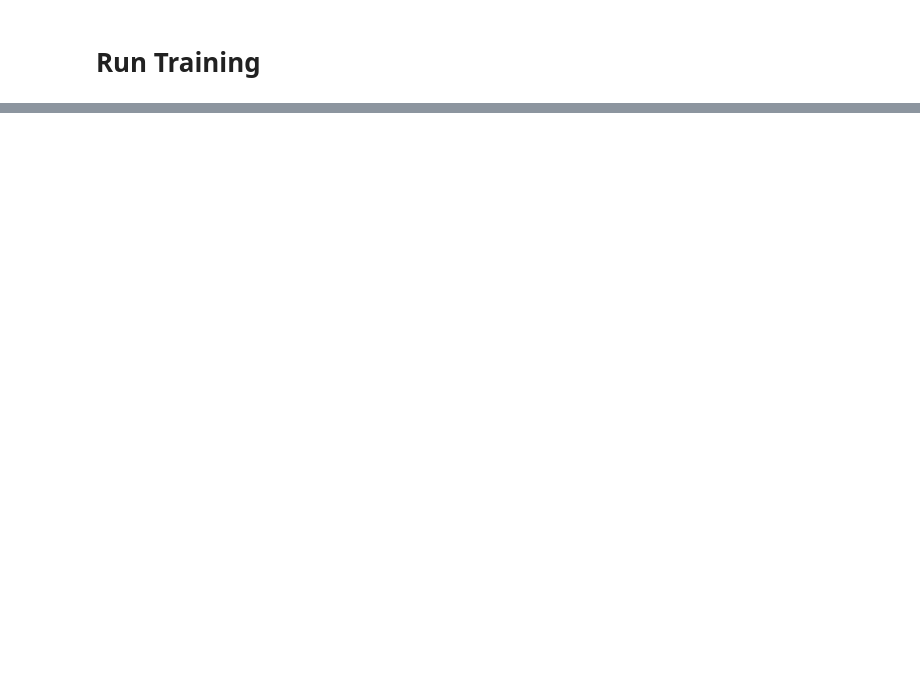
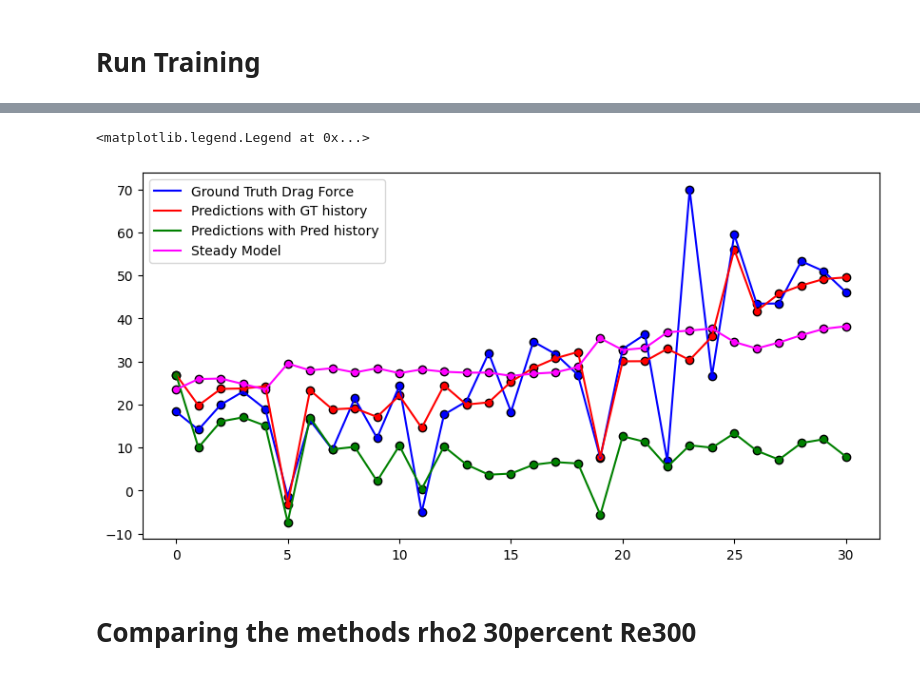
Before and after one commit to neilashwinraj/GNN, a Jupyter notebook: attention_GNN_with_transformers.ipynb, the cells around one changed output, grey strips where cells are left out. Drawn from its saved outputs; the diff is of its cells as text; code cells hidden in the pictures; blank space fills up the shorter version.

```diff
--- a/attention_GNN_with_transformers.ipynb
+++ b/attention_GNN_with_transformers.ipynb
@@ -529,0 +637,24 @@ pred
+# %%
+### loading steady model preditions ###
+pred_steady = np.load("/home/neilashwinraj/gnns/volatile/single_particle_predictions_steady.npy")
+# %%
+plt.figure(figsize=(10,5))
+
+plt.plot(np.arange(len(gt_new)),gt_new,c="blue")
+
+plt.plot(np.arange(len(pred_new)),pred_new,c="red")
+
+plt.plot(np.arange(len(pred_reccurence)),pred_reccurence,c="green")
+
+plt.plot(np.arange(len(pred_steady)),pred_steady,c="magenta")
+
+plt.scatter(np.arange(len(gt_new)),gt_new,c="blue",edgecolor="black")
+plt.scatter(np.arange(len(pred_new)),pred_new,c="red",edgecolor="black")
+plt.scatter(np.arange(len(pred_reccurence)),pred_reccurence,c="green",edgecolor="black")
+plt.scatter(np.arange(len(pred_steady)),pred_steady,c="magenta",edgecolor="black")
+
+plt.legend(["Ground Truth Drag Force","Predictions with GT history"
+           ,"Predictions with Pred history","Steady Model"])
+# %% [output]
+<matplotlib.legend.Legend at 0x...>
+[figure, added]
@@ -529,0 +663,2 @@ pred
+# %% [markdown]
+# Comparing the methods rho2 30percent Re300
```
Also changed, not shown: parts of 34 cells of this notebook, 1 other file.
